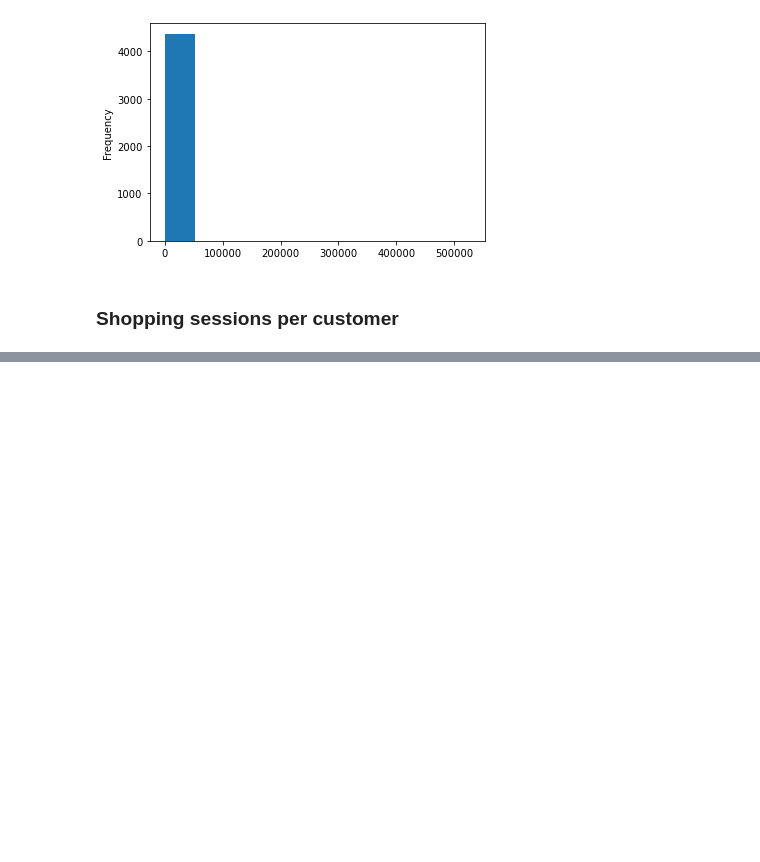
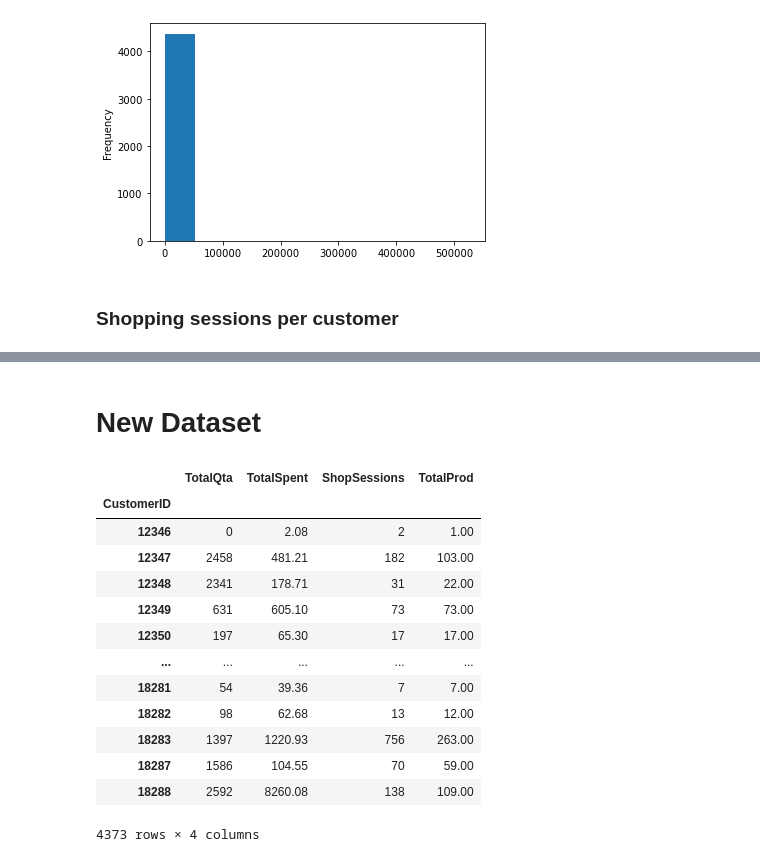
Before and after one commit to dilettagoglia/DataMining, a Jupyter notebook: Task1.ipynb, the cells around one changed output, grey strips where cells are left out. Drawn from its saved outputs; the diff is of its cells as text; code cells hidden in the pictures; blank space fills up the shorter version.

Commit message:
Started Task 1.2
Extracting new indicators about the customer profile, and building the new dataset

```diff
--- a/Task1.ipynb
+++ b/Task1.ipynb
@@ -1168,3 +1212,6 @@ df['Sale'].groupby(df['CustomerID']).sum().plot(kind='hist')
 [figure]
 # %% [markdown]
  ### Shopping sessions per customer
+# %%
+shopping_sess = df['BasketID'].groupby(df['CustomerID']).count()
+shopping_sess
@@ -1170,0 +1232,2 @@ df['Sale'].groupby(df['CustomerID']).sum().plot(kind='hist')
+# %% [markdown]
+# New Dataset
@@ -1170,0 +1238,32 @@ df['Sale'].groupby(df['CustomerID']).sum().plot(kind='hist')
+# %%
+# creating a new dataframe starting from "I" indicator
+customers = pd.DataFrame(I)
+customers = customers.rename(columns={"Qta": "TotalQta"})
+# %%
+# adding info from "Iu" indicator
+customers['TotalProd'] = items.TotalProd
+# %%
+# adding info from addictional indicators
+
+total_spent = pd.DataFrame(total_spent)
+customers['TotalSpent'] = total_spent.Sale
+
+shopping_sess = pd.DataFrame(shopping_sess)
+customers['ShopSessions'] = shopping_sess.BasketID
+# %%
+customers
+# %% [output]
+|  | TotalQta | TotalSpent | ShopSessions | TotalProd |
+| CustomerID |  |  |  |  |
+| 12346 | 0 | 2.08 | 2 | 1.00 |
+| 12347 | 2458 | 481.21 | 182 | 103.00 |
+| 12348 | 2341 | 178.71 | 31 | 22.00 |
+| 12349 | 631 | 605.10 | 73 | 73.00 |
+| 12350 | 197 | 65.30 | 17 | 17.00 |
+| ... | ... | ... | ... | ... |
+| 18281 | 54 | 39.36 | 7 | 7.00 |
+| 18282 | 98 | 62.68 | 13 | 12.00 |
+| 18283 | 1397 | 1220.93 | 756 | 263.00 |
+| 18287 | 1586 | 104.55 | 70 | 59.00 |
+| 18288 | 2592 | 8260.08 | 138 | 109.00 |
+4373 rows × 4 columns
```
Also changed, not shown: parts of 9 cells of this notebook.
